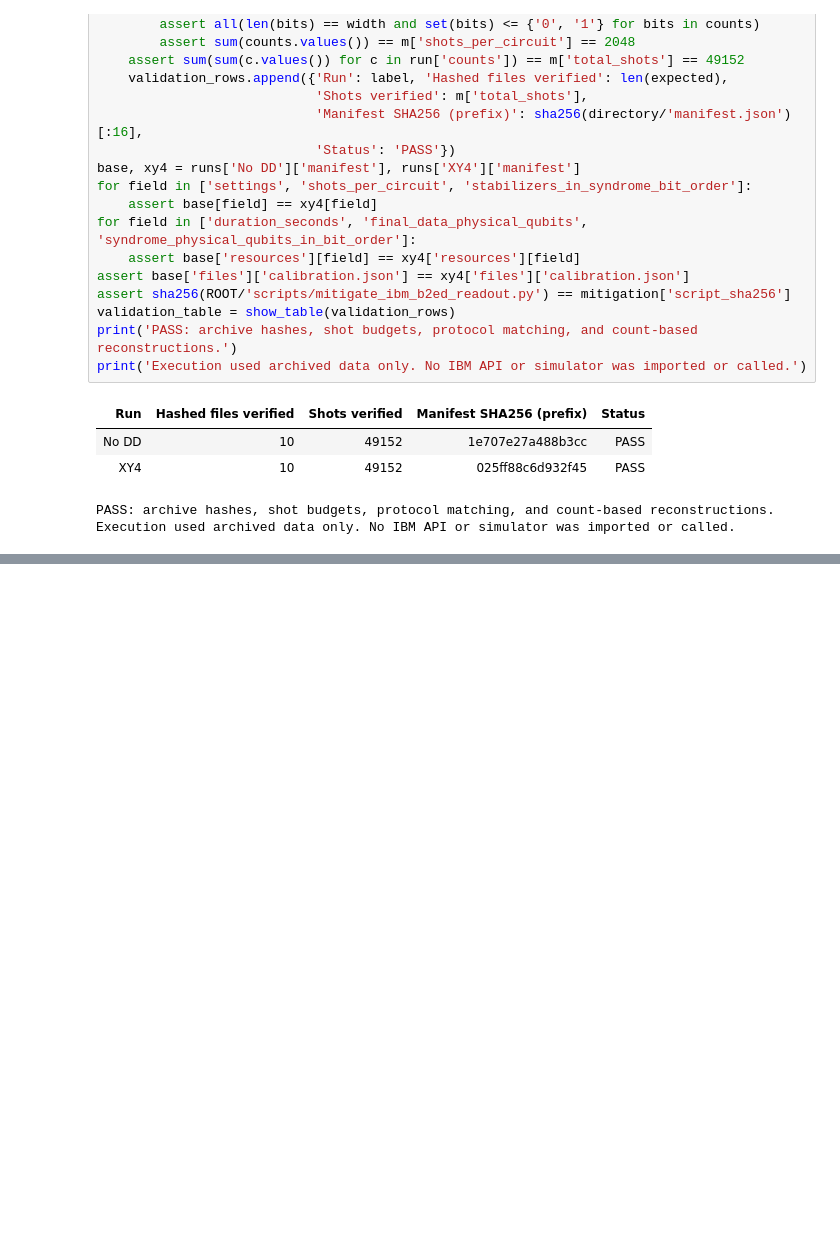
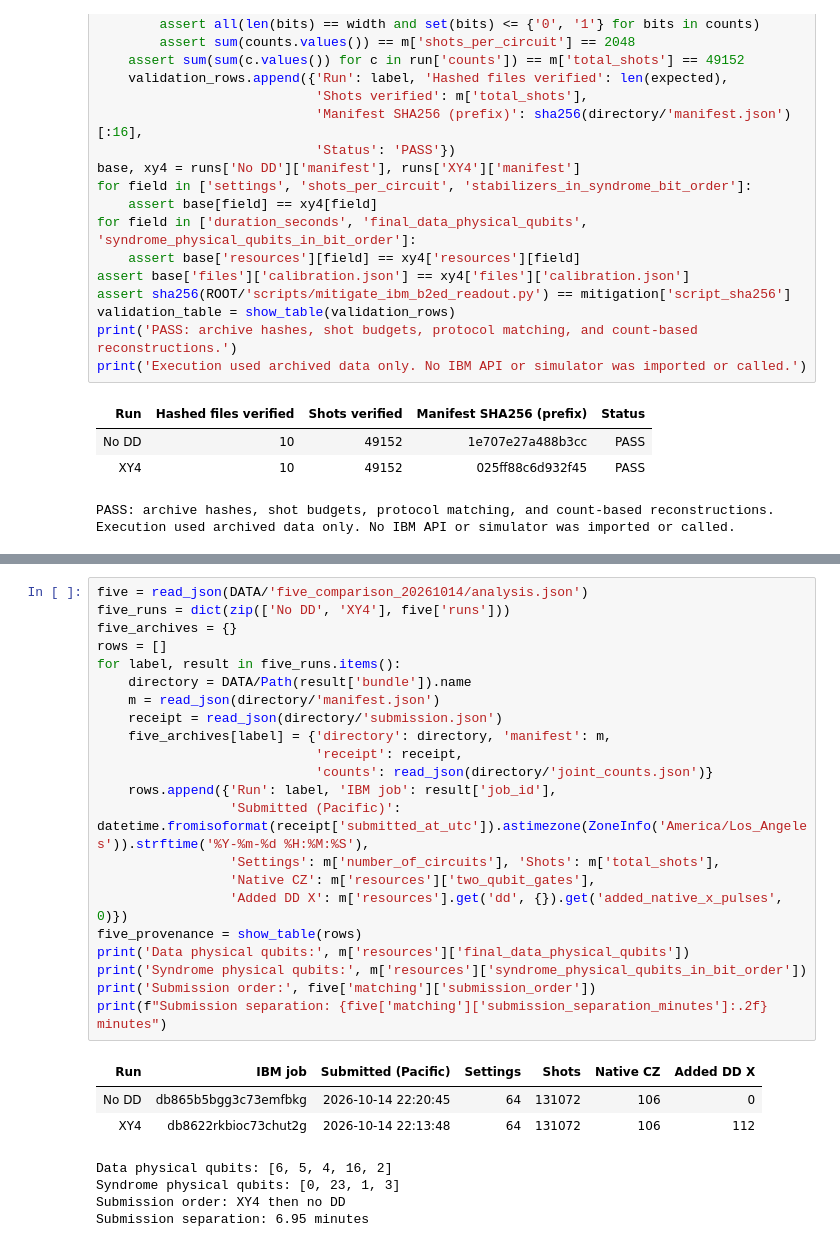
Before and after one commit to hairlessdevil/qompute-logical-magic, a Jupyter notebook: notebooks/03_ibm_aachen_hardware_results.ipynb, the cells around one changed output, grey strips where cells are left out. Drawn from its saved outputs; the diff is of its cells as text; blank space fills up the shorter version.

```diff
--- a/notebooks/03_ibm_aachen_hardware_results.ipynb
+++ b/notebooks/03_ibm_aachen_hardware_results.ipynb
@@ -487,0 +503,30 @@ Execution used archived data only. No IBM API or simulator was imported or calle
+# %%
+five = read_json(DATA/'five_comparison_20261014/analysis.json')
+five_runs = dict(zip(['No DD', 'XY4'], five['runs']))
+five_archives = {}
+rows = []
+for label, result in five_runs.items():
+    directory = DATA/Path(result['bundle']).name
+    m = read_json(directory/'manifest.json')
+    receipt = read_json(directory/'submission.json')
+    five_archives[label] = {'directory': directory, 'manifest': m,
+                            'receipt': receipt,
+                            'counts': read_json(directory/'joint_counts.json')}
+    rows.append({'Run': label, 'IBM job': result['job_id'],
+                 'Submitted (Pacific)': datetime.fromisoformat(receipt['submitted_at_utc']).astimezone(ZoneInfo('America/Los_Angeles')).strftime('%Y-%m-%d %H:%M:%S'),
+                 'Settings': m['number_of_circuits'], 'Shots': m['total_shots'],
+                 'Native CZ': m['resources']['two_qubit_gates'],
+                 'Added DD X': m['resources'].get('dd', {}).get('added_native_x_pulses', 0)})
+five_provenance = show_table(rows)
+print('Data physical qubits:', m['resources']['final_data_physical_qubits'])
+print('Syndrome physical qubits:', m['resources']['syndrome_physical_qubits_in_bit_order'])
+print('Submission order:', five['matching']['submission_order'])
+print(f"Submission separation: {five['matching']['submission_separation_minutes']:.2f} minutes")
+# %% [output]
+| Run | IBM job | Submitted (Pacific) | Settings | Shots | Native CZ | Added DD X |
+| No DD | db865b5bgg3c73emfbkg | 2026-10-14 22:20:45 | 64 | 131072 | 106 | 0 |
+| XY4 | db8622rkbioc73chut2g | 2026-10-14 22:13:48 | 64 | 131072 | 106 | 112 |
+Data physical qubits: [6, 5, 4, 16, 2]
+Syndrome physical qubits: [0, 23, 1, 3]
+Submission order: XY4 then no DD
+Submission separation: 6.95 minutes
```
Also changed, not shown: parts of 9 cells of this notebook, 41 other files.
